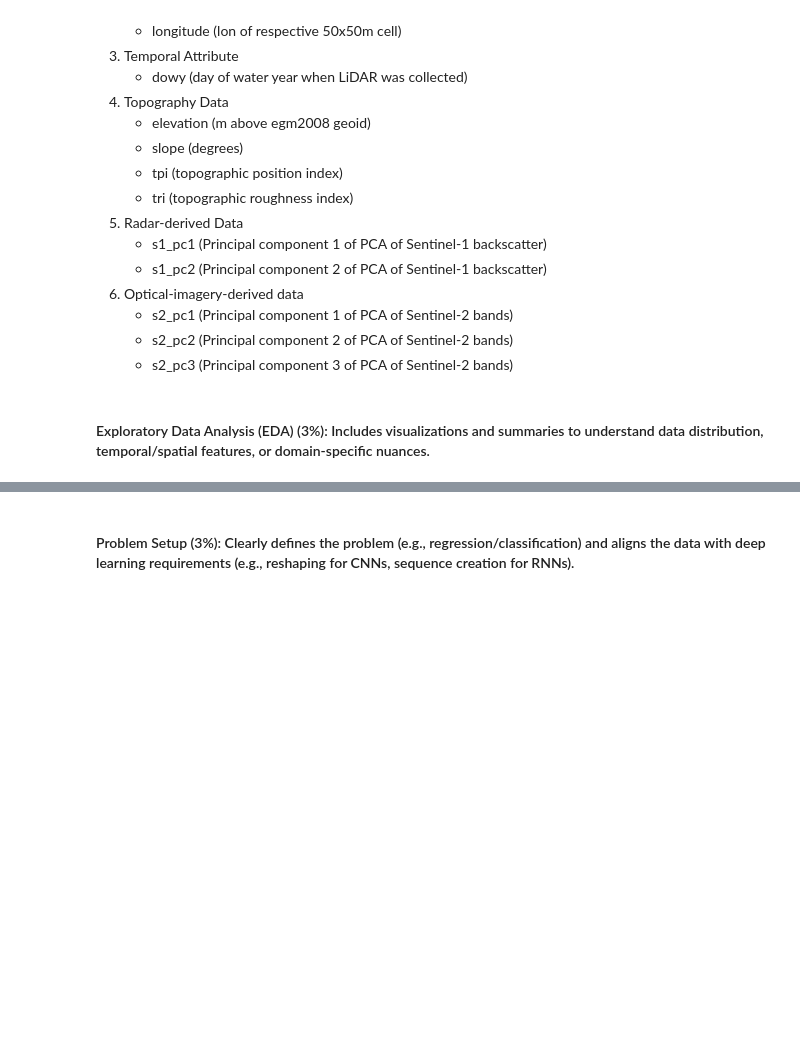
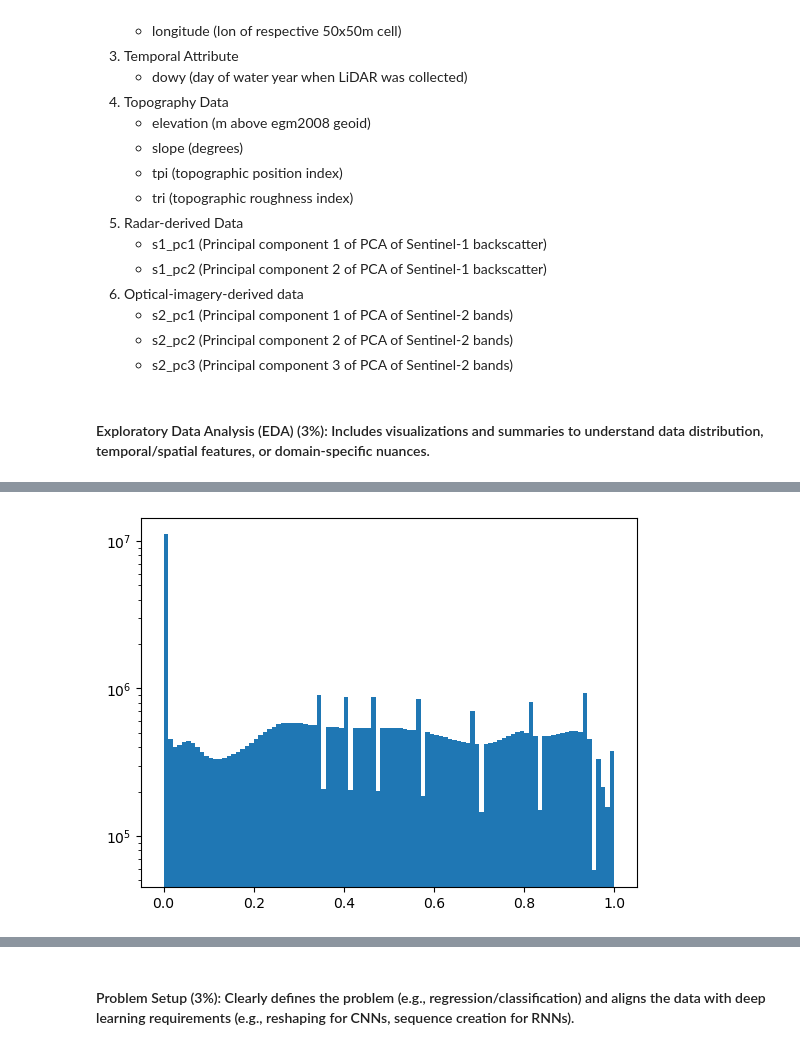
Before and after one commit to Jack-Hayes/mlgeo-2024-deep-snow, a Jupyter notebook: notebooks/jack_deepl_hw.ipynb, the cells around one changed output, grey strips where cells are left out. Saved outputs shown, nothing was run; the diff lists cells and outputs as text; code cells hidden in the pictures; blank space fills up the shorter version.

```diff
--- a/notebooks/jack_deepl_hw.ipynb
+++ b/notebooks/jack_deepl_hw.ipynb
@@ -85,0 +123,6 @@ Data variables: (12/14)
+# %%
+# most forest cover fraction values are between 0-0.1, makes sense for the mountains
+plt.hist(df_all.fcf.values, bins=100);
+plt.yscale('log')
+# %% [output]
+[figure, added]
```
Also changed, not shown: parts of 28 cells of this notebook.
